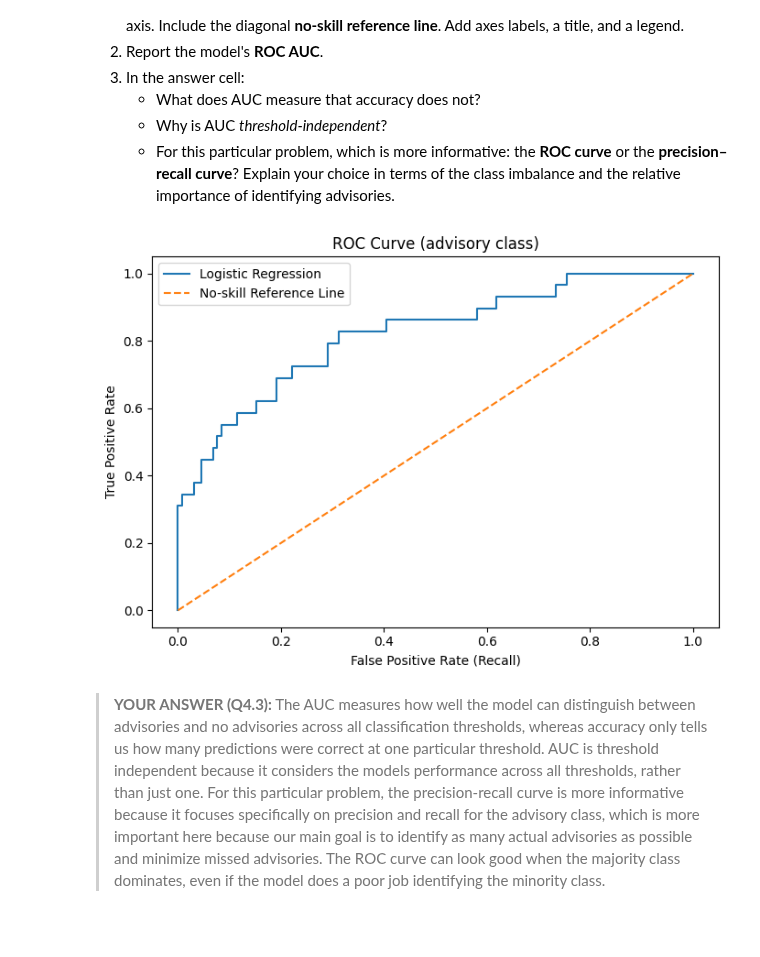
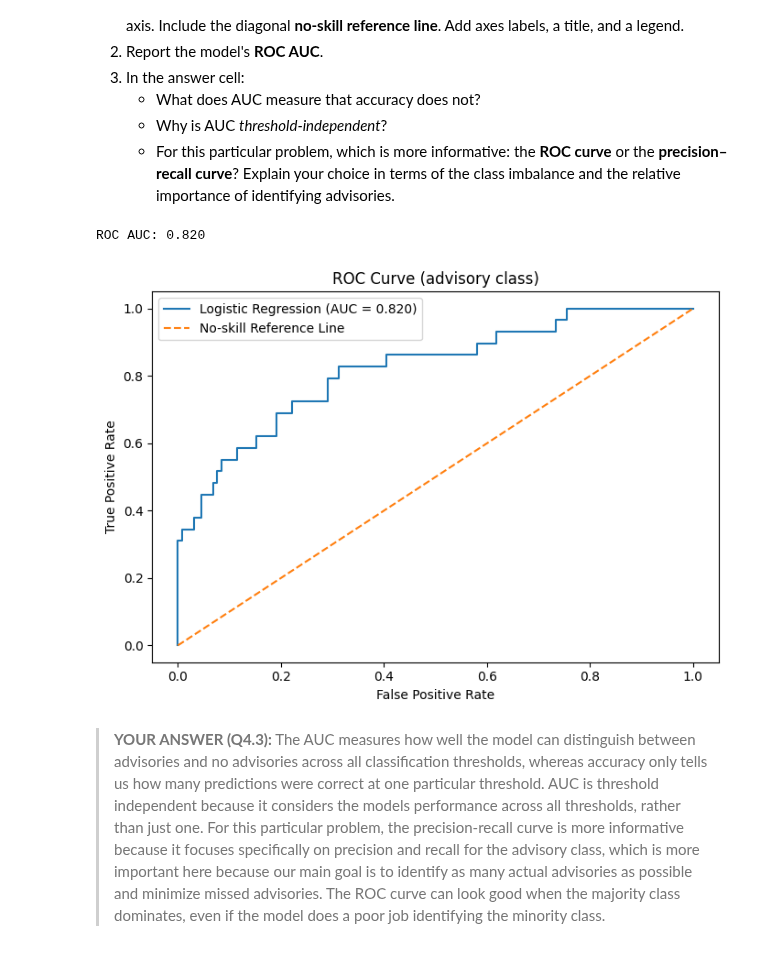
Before and after one commit to DennnnyH/ICS-235-ML-Methods, a Jupyter notebook: Assignment_2/HuangDenny_2.ipynb, the cells around one changed output. Cells and saved outputs as stored; diff of their text form; code cells hidden in the pictures.

```diff
--- a/Assignment_2/HuangDenny_2.ipynb
+++ b/Assignment_2/HuangDenny_2.ipynb
@@ -344,19 +344,25 @@ advisory rate in training data: 0.180
 # %%
 # YOUR CODE
 from sklearn.metrics import mean_squared_error, r2_score
-from sklearn.dummy import DummyRegressor
+from sklearn.dummy import DummyClassifier, DummyRegressor
 
 dummy = DummyRegressor(strategy="mean")
 dummy.fit(Xr_tr, yr_tr)
 
 pred = dummy.predict(Xr_te)
 
+# metrics
 mse = mean_squared_error(yr_te, pred)
 r2 = r2_score(yr_te, pred)
 rmse = np.sqrt(mse)
 
 print(f"Baseline RMSE: {rmse:.3f}")
 print(f"Baseline R^2: {r2:.3f}")
+
+clf_dummy = DummyClassifier(strategy="most_frequent")
+clf_dummy.fit(Xc_tr, yc_tr)
+clf_baseline_accuracy = clf_dummy.score(Xc_te, yc_te)
+print(f"Classification baseline accuracy: {clf_baseline_accuracy * 100:.2f}%")
 # %% [output]
 Baseline RMSE: 3.611
 Baseline R^2: -0.001
@@ -777,21 +793,24 @@ For threshold = 0.3:
    - For this particular problem, which is more informative: the **ROC curve** or the **precision–recall curve**? Explain your choice in terms of the class imbalance and the relative importance of identifying advisories.
 # %%
 # YOUR CODE
-from sklearn.metrics import roc_curve
+from sklearn.metrics import roc_auc_score, roc_curve
 
 fpr, tpr, scores = roc_curve(yc_te, y_proba)
+roc_auc = roc_auc_score(yc_te, y_proba)
+print(f"ROC AUC: {roc_auc:.3f}")
 
 plt.figure(figsize=(7, 5))
-plt.plot(fpr, tpr, label="Logistic Regression")
+plt.plot(fpr, tpr, label=f"Logistic Regression (AUC = {roc_auc:.3f})")
 plt.plot([0, 1], [0, 1], "--", label="No-skill Reference Line")
-plt.xlabel("False Positive Rate (Recall)")
+plt.xlabel("False Positive Rate")
 plt.ylabel("True Positive Rate")
 plt.title("ROC Curve (advisory class)")
 plt.legend()
 plt.tight_layout()
 plt.show()
 # %% [output]
+ROC AUC: 0.820
-[figure, old version]
+[figure, new version]
 # %% [markdown]
 >**YOUR ANSWER (Q4.3):** The AUC measures how well the model can distinguish between advisories and no advisories across all classification thresholds, whereas accuracy only tells us how many predictions were correct at one particular threshold. AUC is threshold independent because it considers the models performance across all thresholds, rather than just one. For this particular problem, the precision-recall curve is more informative because it focuses specifically on precision and recall for the advisory class, which is more important here because our main goal is to identify as many actual advisories as possible and minimize missed advisories. The ROC curve can look  good when the majority class dominates, even if the model does a poor job identifying the minority class.
 # %% [markdown]
```
Also changed, not shown: parts of 11 cells of this notebook.
